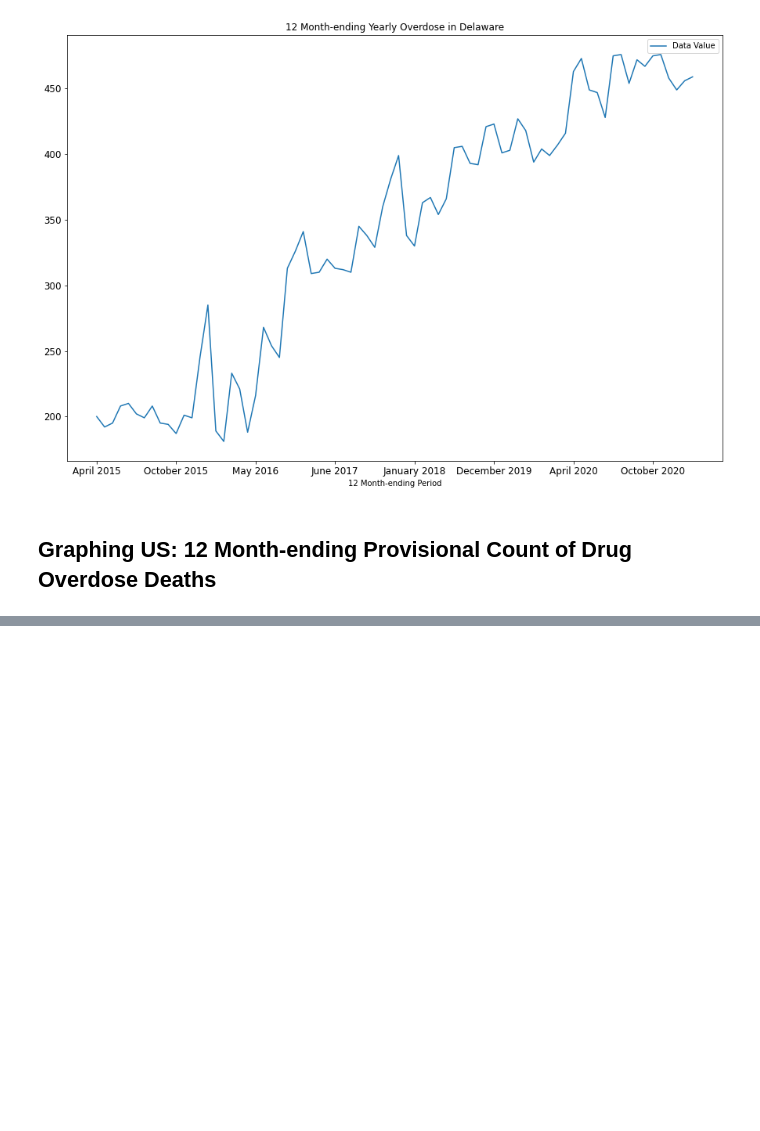
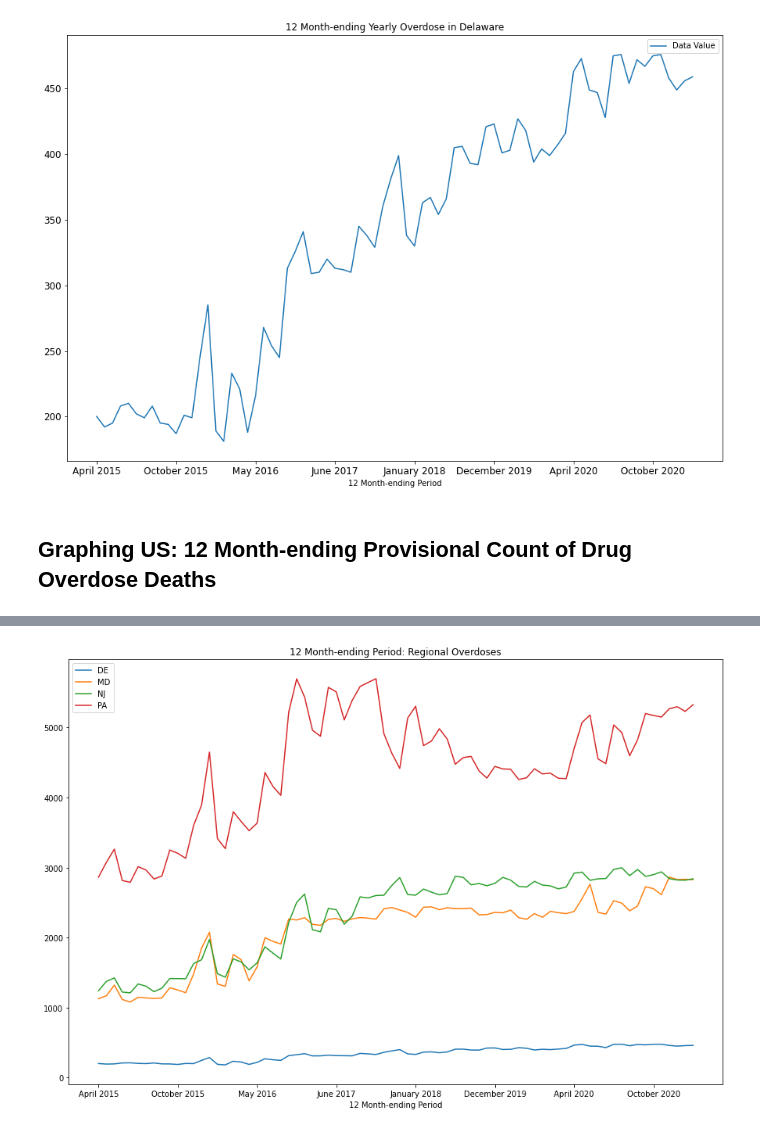
Before and after one commit to croethel/DataEngineering.Labs.AirflowProject, a Jupyter notebook: VSRR_notebook.ipynb, the cells around one changed output, grey strips where cells are left out. Saved outputs shown, nothing was run; the diff lists cells and outputs as text; code cells hidden in the pictures; blank space fills up the shorter version.

```diff
--- a/VSRR_notebook.ipynb
+++ b/VSRR_notebook.ipynb
@@ -149,0 +168,2 @@ overdosegraphdataUS
+# %%
+overdosegraphdataregion = overdosegraphdata[(overdosegraphdata.State == 'DE') | (overdosegraphdata.State == 'MD') | (overdosegraphdata.State == 'NJ') | (overdosegraphdata.State == 'PA')]
@@ -149,0 +186,2 @@ overdosegraphdataUS
+# %%
+overdosegraphdataregion.set_index('12 Month-ending Period', inplace=True)
@@ -149,0 +205,4 @@ overdosegraphdataUS
+# %%
+graph3 = overdosegraphdataregion.groupby('State')['Data Value'].plot(x='12 Month-ending Period', y='Data Value', title='12 Month-ending Period: Regional Overdoses', figsize=(15, 10), legend=True)
+# %% [output]
+[figure, added]
```
Also changed, not shown: parts of 6 cells of this notebook.
